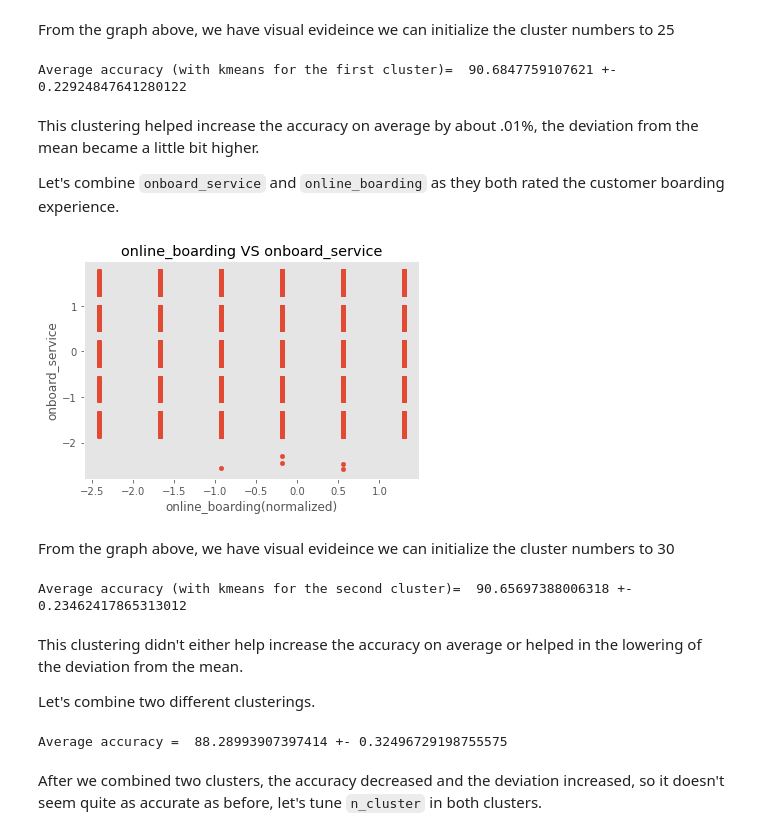
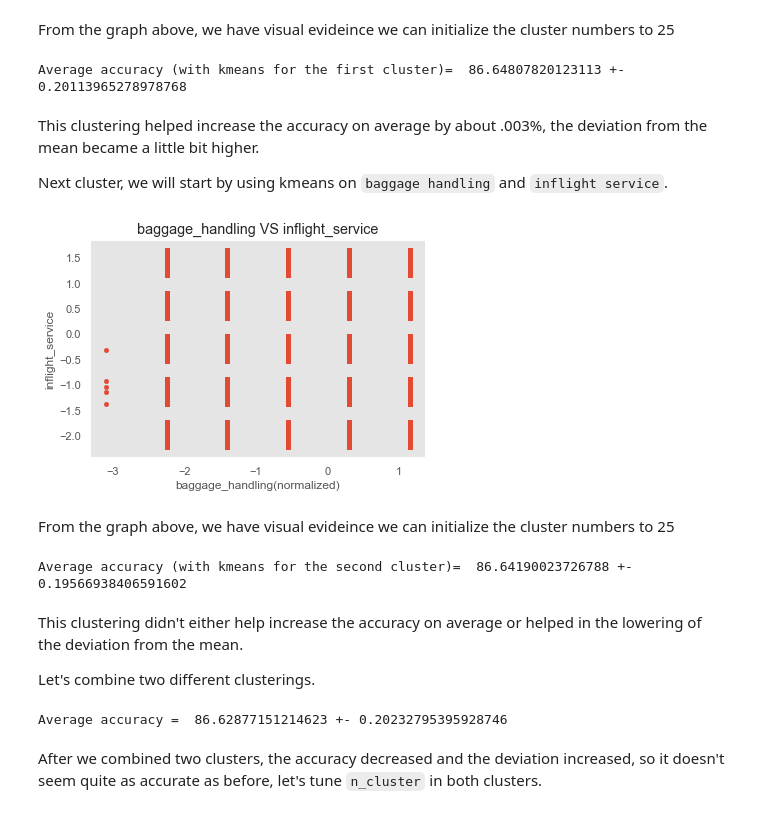
Before and after one commit to wangrenfeng0/Machine-Learning-I, a Jupyter notebook: lab3/7.22.21_Lab 3 Clustering Renfeng Wang with deployment.ipynb, the cells around one changed output. Saved outputs shown, nothing was run; the diff lists cells and outputs as text; code cells hidden in the pictures.

```diff
--- a/lab3/7.22.21_Lab 3 Clustering Renfeng Wang with deployment.ipynb
+++ b/lab3/7.22.21_Lab 3 Clustering Renfeng Wang with deployment.ipynb
@@ -442,7 +434,7 @@ print(cv)
 # %% [output]
 StratifiedKFold(n_splits=10, random_state=5, shuffle=True)
 # %%
-X = airline_df[['type_of_travel','customer_type','customer_class','onboard_service','online_boarding',
+X = airline_df[['type_of_travel','customer_type','customer_class','baggage_handling','inflight_service',
                 'cleanliness','inflight_entertainment']]
 X= pd.get_dummies(X, columns=['type_of_travel', 'customer_type','customer_class'])
 scl.fit(X)
@@ -483,7 +475,7 @@ cls = KMeans(n_clusters=25, init='k-means++',random_state=5)
 cls.fit(X1)
 newfeature = cls.labels_
 
-X = airline_df[['type_of_travel','customer_type','customer_class','onboard_service','online_boarding']]
+X = airline_df[['type_of_travel','customer_type','customer_class','baggage_handling','inflight_service']]
 X= pd.get_dummies(X, columns=['type_of_travel', 'customer_type','customer_class'])
 
 X = np.column_stack((X,pd.get_dummies(newfeature)))
@@ -494,30 +486,30 @@ acc = cross_val_score(clf,X_scl,y=y,cv=cv)
 
 print ("Average accuracy (with kmeans for the first cluster)= ", acc.mean()*100, "+-", acc.std()*100)
 # %% [output]
-Average accuracy (with kmeans for the first cluster)=  90.6847759107621 +- 0.22924847641280122
+Average accuracy (with kmeans for the first cluster)=  86.64807820123113 +- 0.20113965278978768
 # %% [markdown]
-This clustering helped increase the accuracy on average by about .01%, the deviation from the mean became a little bit higher.
+This clustering helped increase the accuracy on average by about .003%, the deviation from the mean became a little bit higher.
 
-Let's combine `onboard_service` and `online_boarding` as they both rated the customer boarding experience.
+Next cluster, we will start by using kmeans on `baggage handling` and `inflight service`.
 # %%
 plt.style.use("ggplot")
 
-X1 = airline_df[['onboard_service','online_boarding']].values
+X1 = airline_df[['baggage_handling','inflight_service']].values
 scl.fit(X1)
 X1_scl = scl.transform(X1)
 plt.scatter(X1_scl[:, 1], X1_scl[:, 0]+np.random.random(X1_scl[:, 1].shape)/2, s=20)
-plt.xlabel('online_boarding(normalized)'), plt.ylabel('onboard_service')
+plt.xlabel('baggage_handling(normalized)'), plt.ylabel('inflight_service')
 plt.grid()
-plt.title('online_boarding VS onboard_service')
+plt.title('baggage_handling VS inflight_service')
 plt.show()
 # %% [output]
-[figure, old version]
+[figure, new version]
 # %% [markdown]
-From the graph above, we have visual evideince we can initialize the cluster numbers to 30
+From the graph above, we have visual evideince we can initialize the cluster numbers to 25
 # %%
-X2 = airline_df[['onboard_service','online_boarding']]
+X2 = airline_df[['baggage_handling','inflight_service']]
 
-cls = KMeans(n_clusters=30, init='k-means++',random_state=5)
+cls = KMeans(n_clusters=25, init='k-means++',random_state=5)
 cls.fit(X2)
 newfeature = cls.labels_ # the labels from kmeans clustering
 
@@ -533,7 +525,7 @@ acc = cross_val_score(clf,X_scl,y=y,cv=cv)
 
 print ("Average accuracy (with kmeans for the second cluster)= ", acc.mean()*100, "+-", acc.std()*100)
 # %% [output]
-Average accuracy (with kmeans for the second cluster)=  90.65697388006318 +- 0.23462417865313012
+Average accuracy (with kmeans for the second cluster)=  86.64190023726788 +- 0.19566938406591602
 # %% [markdown]
 This clustering didn't either help increase the accuracy on average or helped in the lowering of the deviation from the mean.
 
@@ -545,7 +537,7 @@ cls_1.fit(X1)
 newfeature_1 = cls_1.labels_
 
 # append on the second clustering
-cls_2 = KMeans(n_clusters=30, init='k-means++',random_state=5)
+cls_2 = KMeans(n_clusters=25, init='k-means++',random_state=5)
 cls_2.fit(X2)
 newfeature_2 = cls_2.labels_
 
@@ -561,7 +553,7 @@ acc = cross_val_score(clf,X_scl,y=y,cv=cv)
 
 print ("Average accuracy = ", acc.mean()*100, "+-", acc.std()*100)
 # %% [output]
-Average accuracy =  88.28993907397414 +- 0.32496729198755575
+Average accuracy =  86.62877151214623 +- 0.20232795395928746
 # %% [markdown]
 After we combined two clusters, the accuracy decreased and the deviation increased, so it doesn't seem quite as accurate as before, let's tune `n_cluster` in both clusters.
 # %%
```
Also changed, not shown: parts of 29 cells of this notebook.
